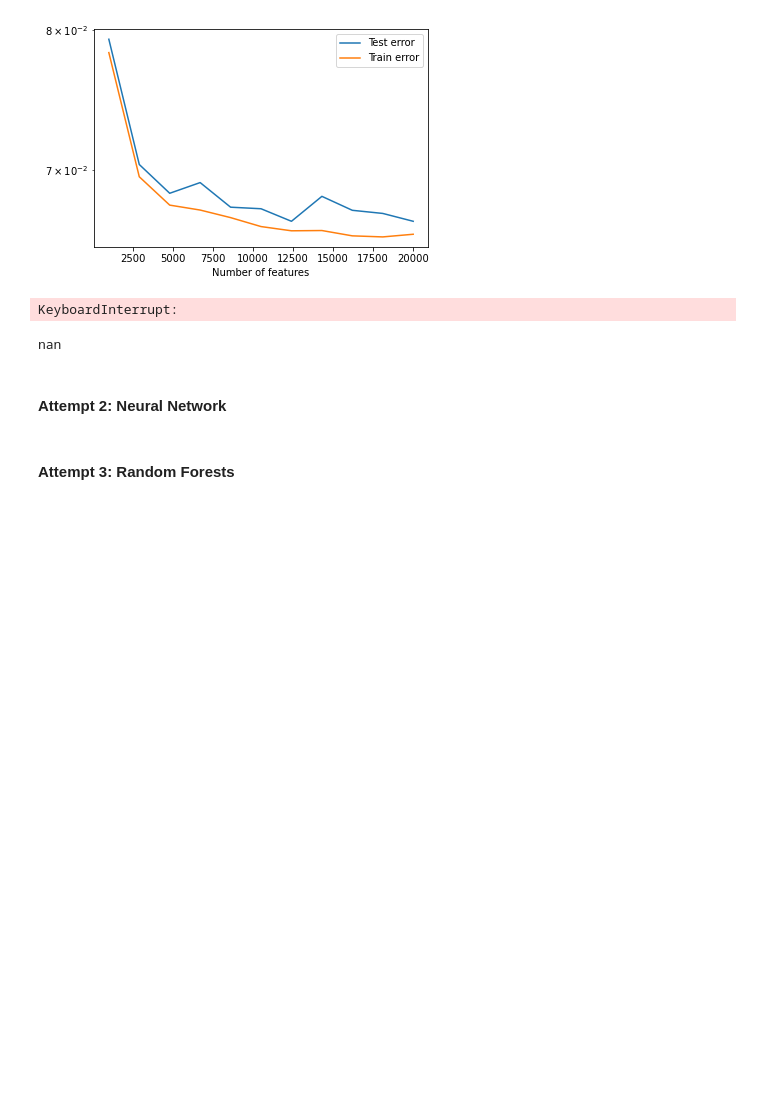
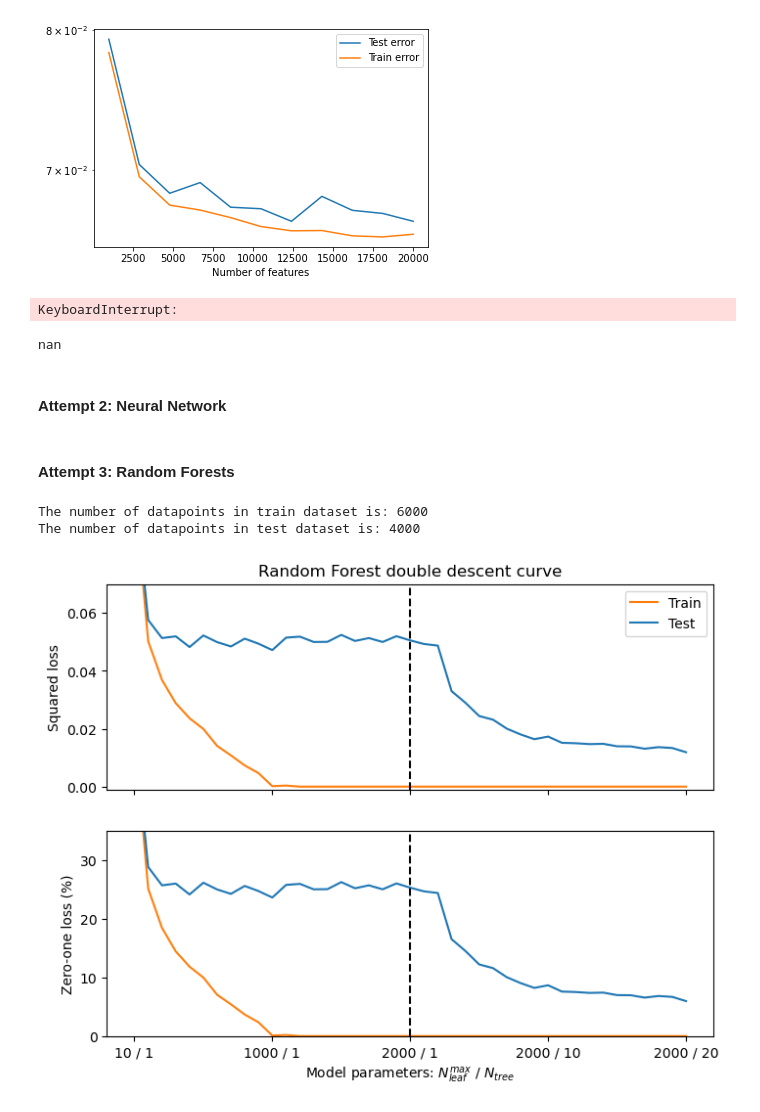
Before and after one commit to Hecramco/FoIL_reproducibility_challenge, a Jupyter notebook: Experiments.ipynb, the cells around one changed output. Drawn from its saved outputs; the diff is of its cells as text; code cells hidden in the pictures; blank space fills up the shorter version.

Commit message:
random forest double descent

```diff
--- a/Experiments.ipynb
+++ b/Experiments.ipynb
@@ -247,3 +275,11 @@ nan
 #### Attempt 2: Neural Network
 # %% [markdown]
 #### Attempt 3: Random Forests
+# %%
+X_train, X_test, y_train, y_test = get_mnist_data(number_of_samples = 10000, split_percentage = 0.40)
+# %%
+print(f"The number of datapoints in train dataset is: {len(X_train)}")
+print(f"The number of datapoints in test dataset is: {len(X_test)}")
+# %% [output]
+The number of datapoints in train dataset is: 6000
+The number of datapoints in test dataset is: 4000
@@ -249,0 +433,45 @@ nan
+# %%
+out = double_descent_RF(tree_bound = 20, leaves_bound = 2000, tree_step = 1, leaves_step = 100,
+                        X_train= X_train, y_train=y_train, X_test=X_test, y_test=y_test)
+# %%
+import matplotlib.pyplot as plt
+
+def plot_RF(result_dict):
+    '''
+    Plot the double descent curve for the Random Forest Classifier
+    :param result_dict: the returned dictionary from the double_descent_RF function
+    '''
+    fig, ax = plt.subplots(figsize=(8, 6), sharey = True)
+
+    #define xticks
+    tick_location = [0, 10, 20, 30, 40]
+    tick_label = ['10 / 1', '1000 / 1', '2000 / 1', '2000 / 10', '2000 / 20']
+
+    plt.subplot(2,1,1)
+    plt.title(f'Random Forest double descent curve')
+    plt.plot(range(len(result_dict['mse_train_loss'])), result_dict['mse_train_loss'],
+             color='tab:orange', label = 'Train')
+    plt.plot(range(len(result_dict['mse_test_loss'])), result_dict['mse_test_loss'],
+             color='tab:blue', label = 'Test')
+    plt.axvline(20, color = "black", linestyle='dashed')
+    plt.ylabel('Squared loss')
+    plt.xticks(tick_location, [])
+    plt.ylim(-0.001, 0.07)
+    plt.legend()
+
+    plt.subplot(2,1,2)
+    plt.plot(range(len(result_dict['zero_one_train_loss'])), result_dict['zero_one_train_loss'],
+             color='tab:orange', label = 'Train')
+    plt.plot(range(len(result_dict['zero_one_test_loss'])), result_dict['zero_one_test_loss'],
+             color='tab:blue', label = 'Test')
+    plt.axvline(20, color = "black", linestyle='dashed')
+    plt.ylabel('Zero-one loss (%)')
+    plt.xlabel('Model parameters: $N_{leaf}^{max}$ / $N_{tree}$')
+    plt.ylim(-0.001, 35)
+    plt.xticks(tick_location, tick_label)
+
+    plt.show()
+# %%
+plot_RF(out)
+# %% [output]
+[figure, added]
```
Also changed, not shown: parts of 9 cells of this notebook, 1 other file.
